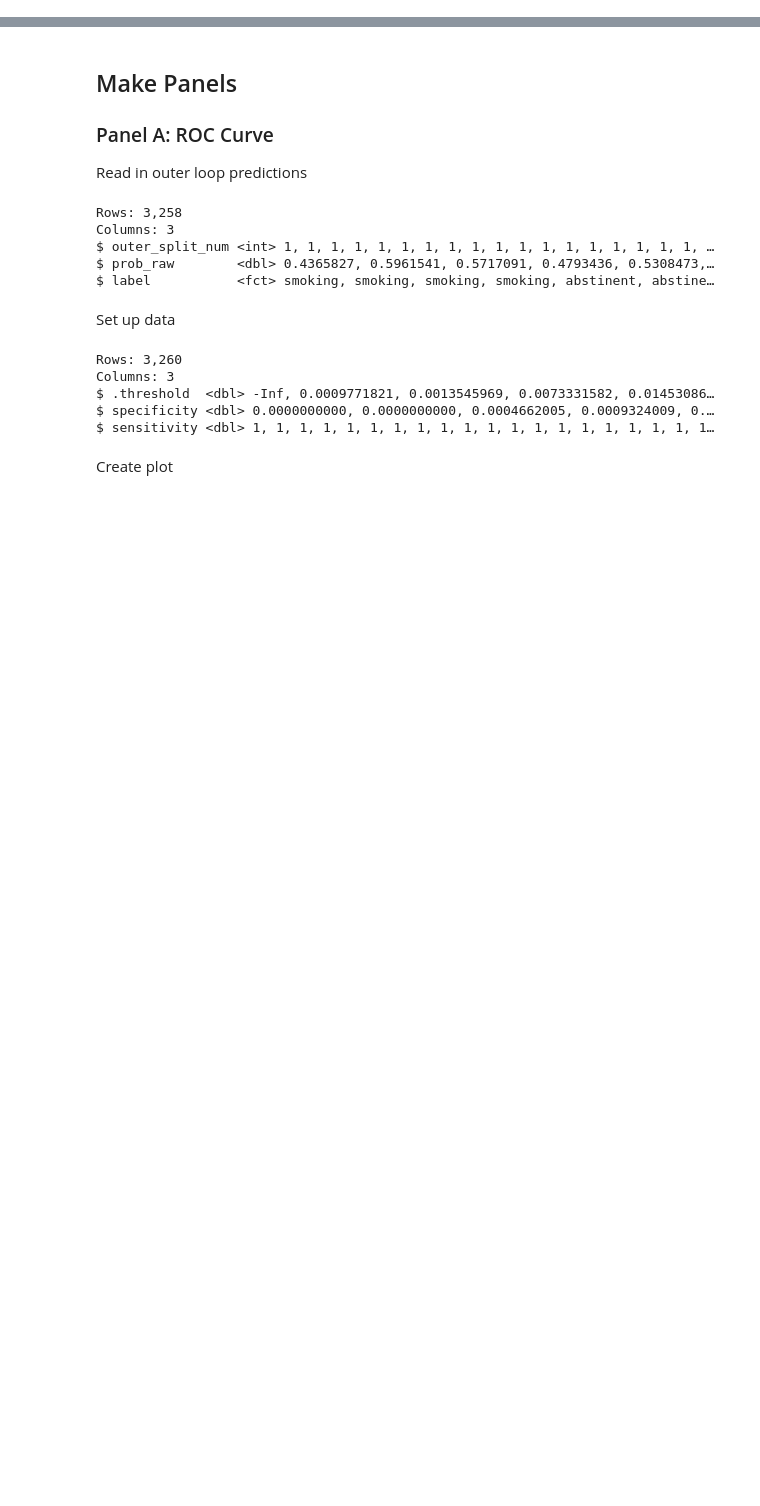
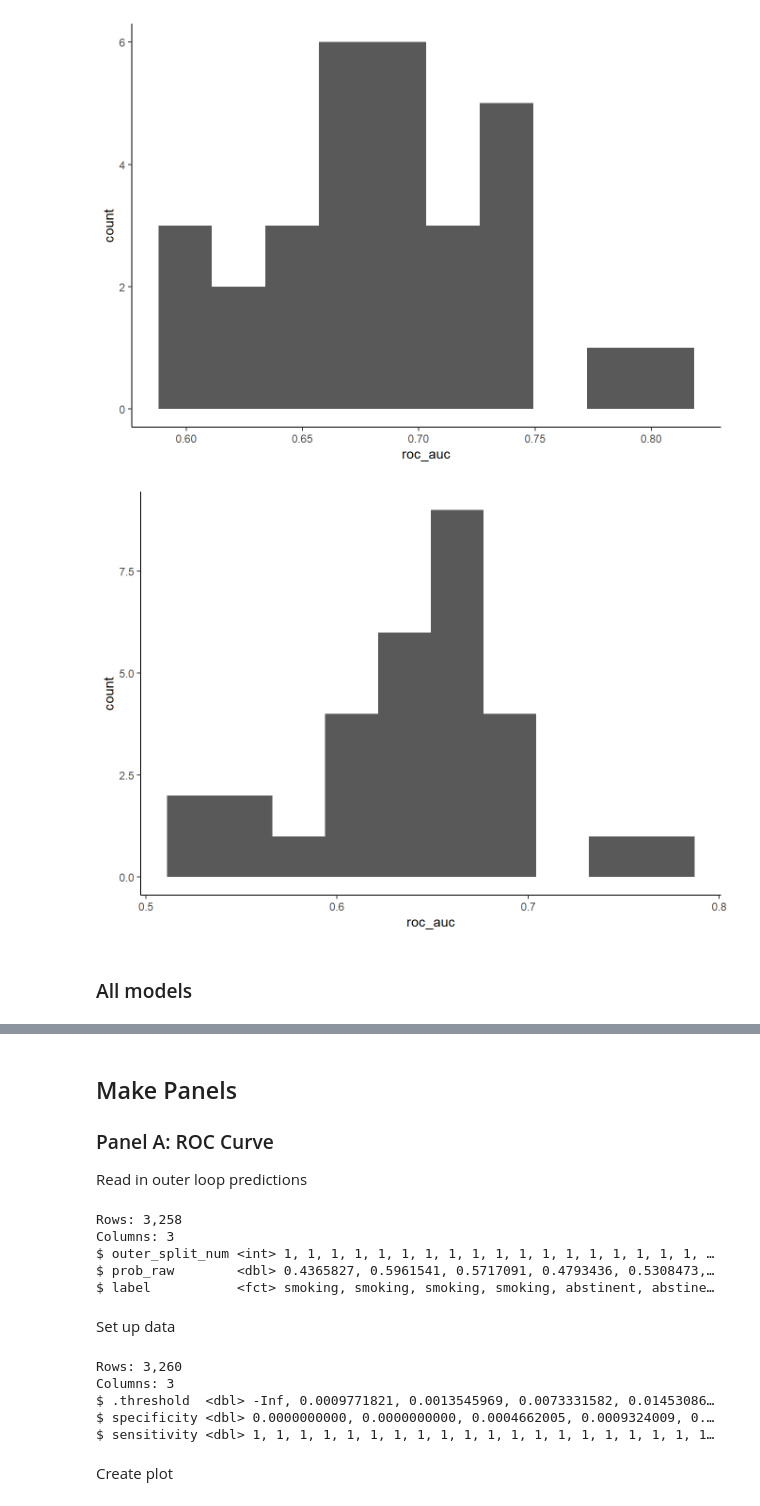
Before and after one commit to jjcurtin/study_match, a Jupyter notebook: notebooks/mak_fig_1.embed.ipynb, the cells around one changed output, grey strips where cells are left out. Cells and saved outputs as stored; diff of their text form; code cells hidden in the pictures; blank space fills up the shorter version.

```diff
--- a/notebooks/mak_fig_1.embed.ipynb
+++ b/notebooks/mak_fig_1.embed.ipynb
@@ -11,0 +124,9 @@ y_col_name <- "pp_hybrid_wk4_outcome"
+# %%
+auc_wk4 <- read_rds(file.path(path_models, "pp_hybrid_wk4_outcome",
+                              str_c("outer_metrics_",
+                                    version, "_", cv, ".rds"))) |>
+  arrange(outer_split_num) |>
+  mutate(repeat_num = rep(str_c("repeat", 1:3), each = 10),
+         fold_num = rep(str_c("fold", 1:10), 3)) |>   # assumes 3x10 fold
+  select(repeat_num, fold_num, roc_auc) |>
+  glimpse()
@@ -11,0 +148,9 @@ y_col_name <- "pp_hybrid_wk4_outcome"
+# %%
+auc_wk4 %>%
+  ggplot() +
+  geom_histogram(aes(x = roc_auc), bins = 10)
+# %% [output]
+[figure, added]
+[figure, added]
+# %% [markdown]
+### All models
```
Also changed, not shown: parts of 32 cells of this notebook, 32 other files.
